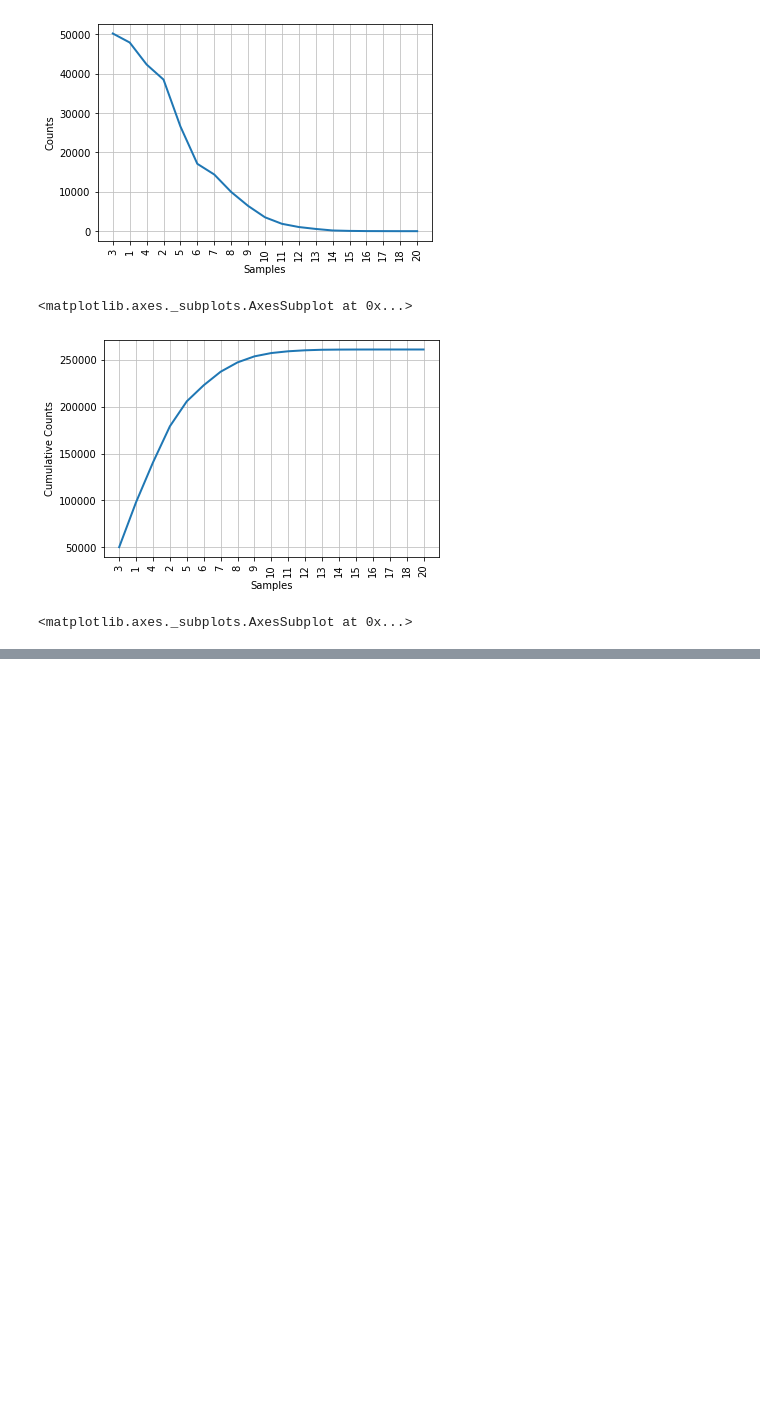
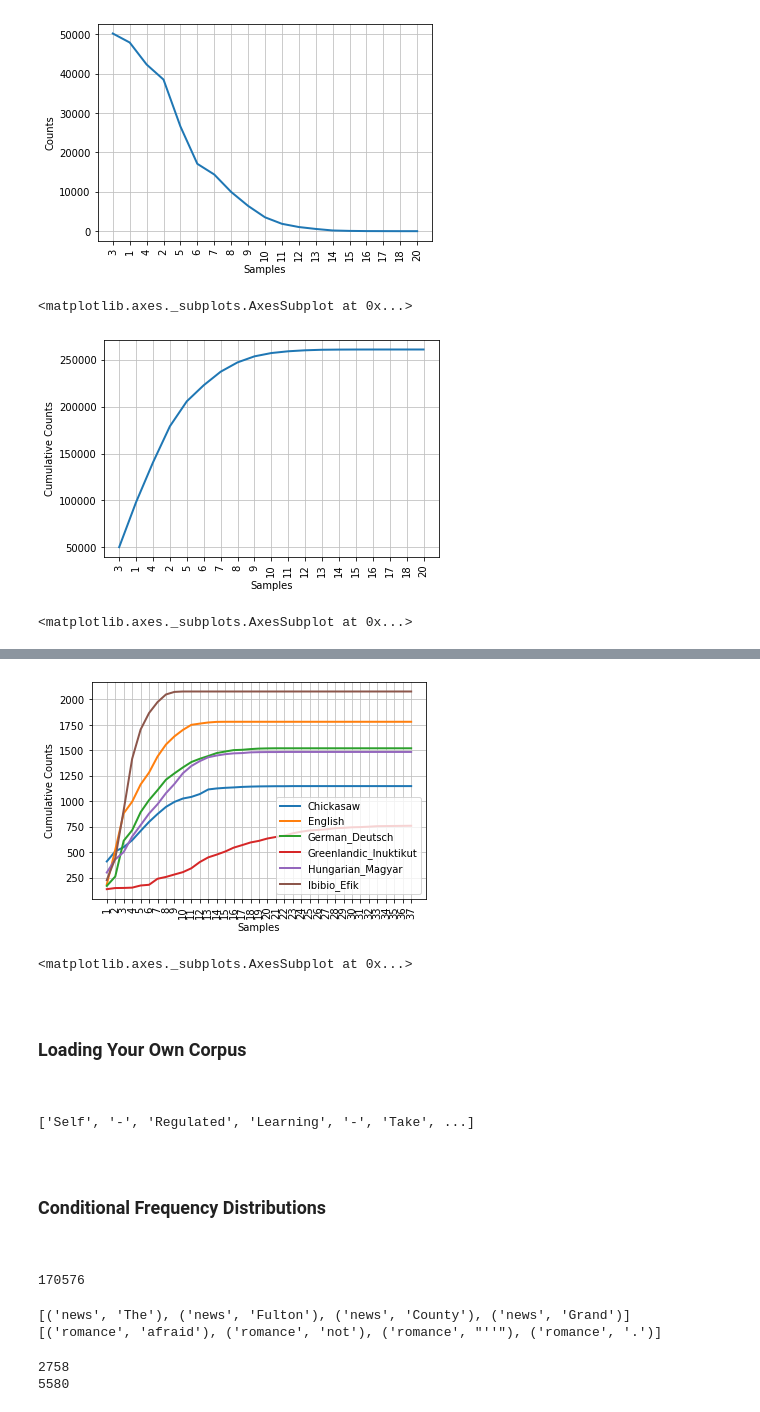
Before and after one commit to SmilodonCub/ReadingLearningTinkering, a Jupyter notebook: NLP_wPython/NLP_wPython.ipynb, the cells around one changed output, grey strips where cells are left out. Saved outputs shown, nothing was run; the diff lists cells and outputs as text; code cells hidden in the pictures; blank space fills up the shorter version.

```diff
--- a/NLP_wPython/NLP_wPython.ipynb
+++ b/NLP_wPython/NLP_wPython.ipynb
@@ -545,0 +668,4 @@ fdist2.plot( cumulative = True )
+# %%
+tricky = sorted( [ w for w in set( text2 ) if 'cie' in w or 'cei' in w ] )
+for word in tricky:
+    print( word )
@@ -545,0 +1018,31 @@ fdist2.plot( cumulative = True )
+# %%
+languages = [ 'Chickasaw', 'English', 'German_Deutsch',
+             'Greenlandic_Inuktikut', 'Hungarian_Magyar', 'Ibibio_Efik' ]
+cfd = nltk.ConditionalFreqDist(
+    ( lang, len( word ) )
+    for lang in languages
+    for word in udhr.words( lang + '-Latin1' ) )
+cfd.plot( cumulative = True )
+# %% [output]
+[figure, added]
+<matplotlib.axes._subplots.AxesSubplot at 0x...>
+# %% [markdown]
+<br>
+
+### Loading Your Own Corpus
+
+<br>
+# %%
+from nltk.corpus import PlaintextCorpusReader
+corpus_root = '/home/bonzilla/Documents/DAACS_BERT/DAACS-Writing/data/WGU-Essays'
+wordlists = PlaintextCorpusReader( corpus_root, '.*' )
+wordlists.fileids()
+wordlists.words( 'Essay0001.txt' )
+# %% [output]
+['Self', '-', 'Regulated', 'Learning', '-', 'Take', ...]
+# %% [markdown]
+<br>
+
+### Conditional Frequency Distributions
+
+<br>
@@ -545,0 +1054,22 @@ fdist2.plot( cumulative = True )
+# %%
+#for each genre, loop over every word and create pairs consisting of genre and word
+genre_word = [ ( genre, word )
+              for genre in [ 'news', 'romance' ]
+              for word in brown.words( categories=genre ) ]
+len( genre_word )
+# %% [output]
+170576
+# %%
+print( genre_word[:4] )
+print( genre_word[-4:] )
+# %% [output]
+[('news', 'The'), ('news', 'Fulton'), ('news', 'County'), ('news', 'Grand')]
+[('romance', 'afraid'), ('romance', 'not'), ('romance', "''"), ('romance', '.')]
+# %%
+#Use these lists of pairs to create the ConditionalFreqDist
+cfd = nltk.ConditionalFreqDist( genre_word )
+print( cfd['romance']['the'] )
+print( cfd['news']['the'])
+# %% [output]
+2758
+5580
```
Also changed, not shown: parts of 89 cells of this notebook.
